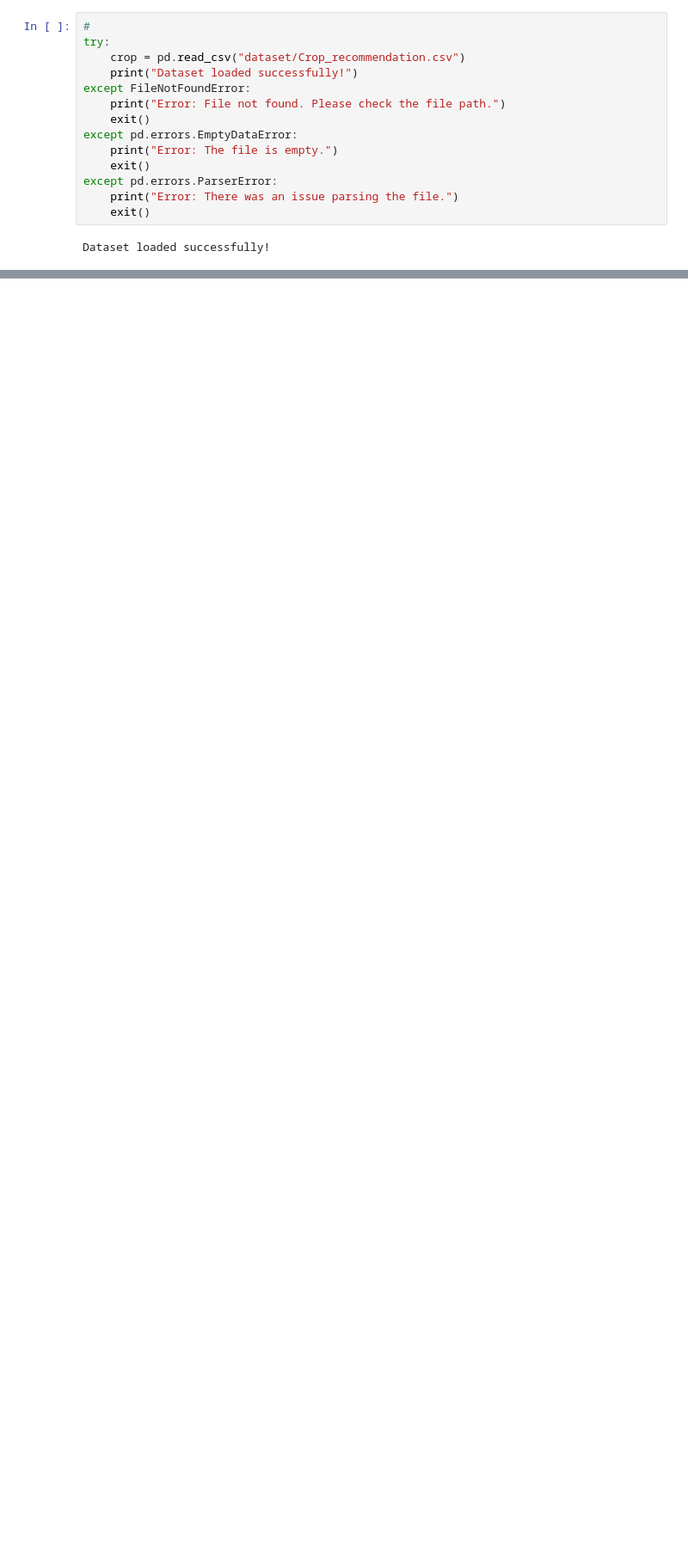
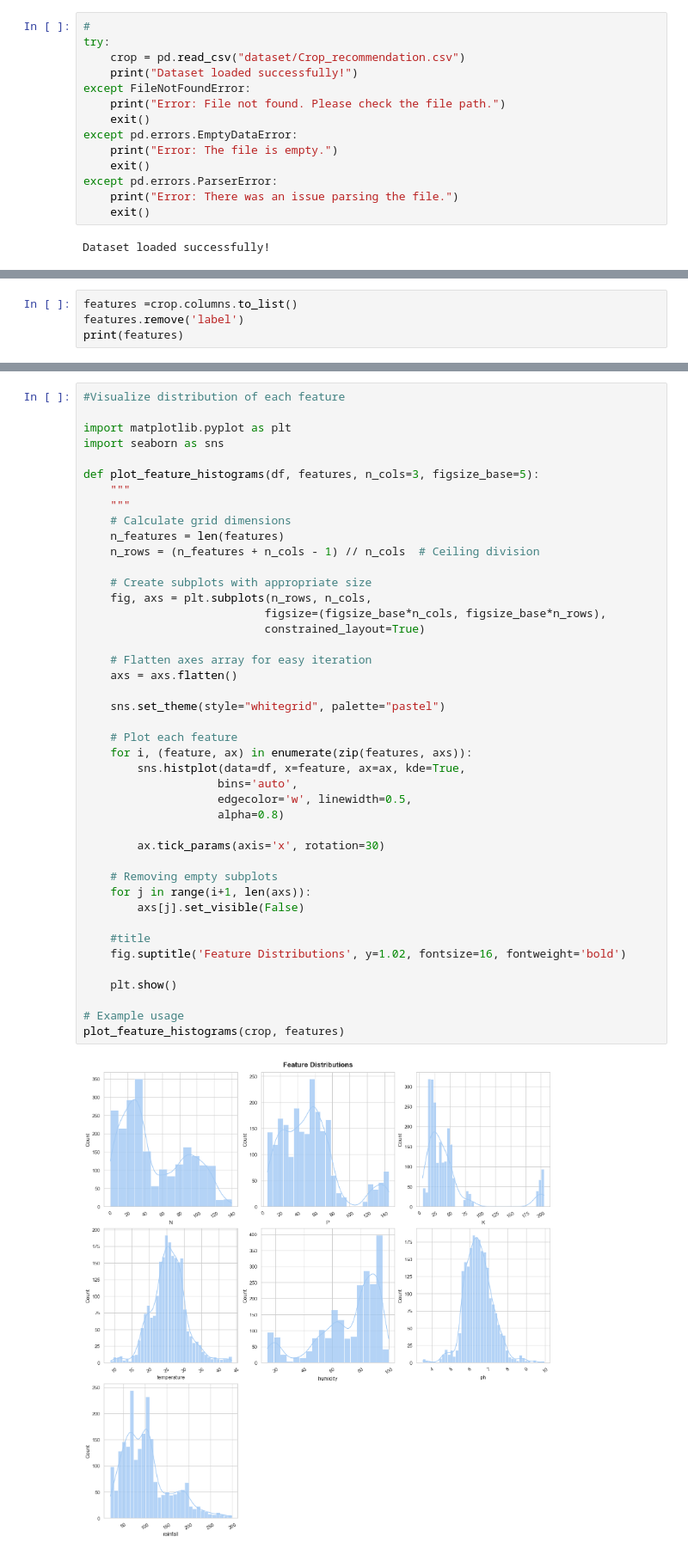
Before and after one commit to adithya-nambiar/Week-1, a Jupyter notebook: crop.ipynb, the cells around one changed output, grey strips where cells are left out. Shown at 86% size. Cells and saved outputs as stored; diff of their text form; blank space fills up the shorter version.

```diff
--- a/crop.ipynb
+++ b/crop.ipynb
@@ -58,0 +120,4 @@ Dataset loaded successfully!
+# %%
+features =crop.columns.to_list()
+features.remove('label')
+print(features)
@@ -58,0 +126,45 @@ Dataset loaded successfully!
+# %%
+#Visualize distribution of each feature
+
+import matplotlib.pyplot as plt
+import seaborn as sns
+
+def plot_feature_histograms(df, features, n_cols=3, figsize_base=5):
+    """
+    """
+    # Calculate grid dimensions
+    n_features = len(features)
+    n_rows = (n_features + n_cols - 1) // n_cols  # Ceiling division
+
+    # Create subplots with appropriate size
+    fig, axs = plt.subplots(n_rows, n_cols,
+                           figsize=(figsize_base*n_cols, figsize_base*n_rows),
+                           constrained_layout=True)
+
+    # Flatten axes array for easy iteration
+    axs = axs.flatten()
+
+    sns.set_theme(style="whitegrid", palette="pastel")
+
+    # Plot each feature
+    for i, (feature, ax) in enumerate(zip(features, axs)):
+        sns.histplot(data=df, x=feature, ax=ax, kde=True,
+                    bins='auto',
+                    edgecolor='w', linewidth=0.5,
+                    alpha=0.8)
+
+        ax.tick_params(axis='x', rotation=30)
+
+    # Removing empty subplots
+    for j in range(i+1, len(axs)):
+        axs[j].set_visible(False)
+
+    #title
+    fig.suptitle('Feature Distributions', y=1.02, fontsize=16, fontweight='bold')
+
+    plt.show()
+
+# Example usage
+plot_feature_histograms(crop, features)
+# %% [output]
+[figure, added]
```
Also changed, not shown: parts of 16 cells of this notebook.
